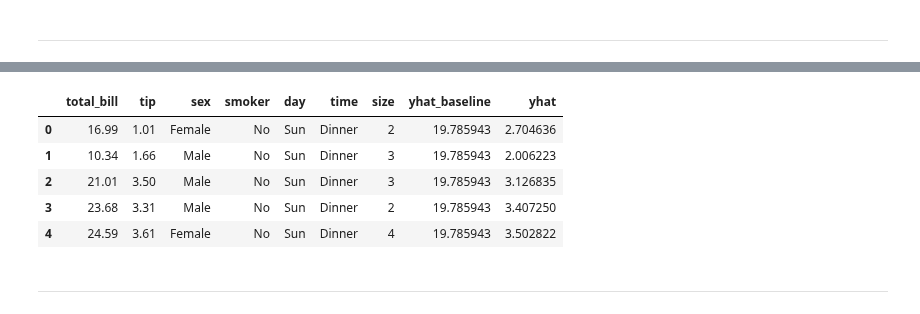
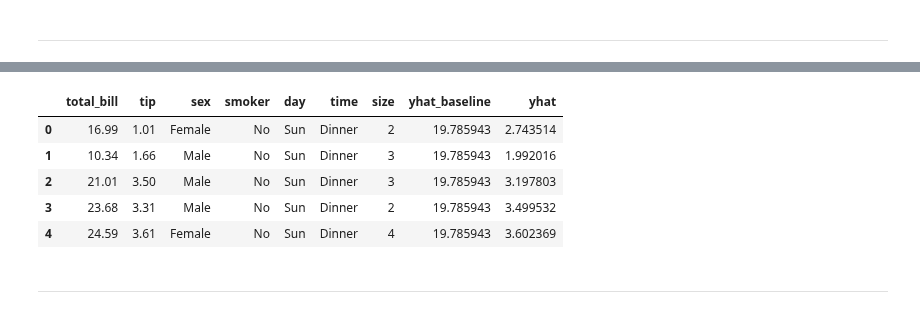
Before and after one commit to CSolitaire/regression-exercises, a Jupyter notebook: evaluate.ipynb, the cells around one changed output, grey strips where cells are left out. Saved outputs shown, nothing was run; the diff lists cells and outputs as text; code cells hidden in the pictures.

```diff
--- a/evaluate.ipynb
+++ b/evaluate.ipynb
@@ -42,0 +34,5 @@ df.head()
+# %%
+df = sns.load_dataset("tips")
+train_validate, test = train_test_split(df, test_size = .2, random_state = 123)
+train, validate = train_test_split(train_validate, test_size = .3, random_state = 123)
+train.shape, validate.shape, test.shape
@@ -80,18 +92,20 @@ df.describe()
 # %%
 # Build Model
-model = ols('tip ~ total_bill', data=df).fit()
-# Estabolish Baseline and add to df
+model = ols('tip ~ total_bill', data=train).fit()
+
+# Estabolish Baseline and add to df (Mean or Median, both pretty close so we will use Mean)
 df['yhat_baseline'] = df['total_bill'].mean()
+
 # Compute predictions and add to original dataframe
 df['yhat'] = model.predict(df.total_bill)
 df.head()
 # %% [output]
 |  | total_bill | tip | sex | smoker | day | time | size | yhat_baseline | yhat |
-| 0 | 16.99 | 1.01 | Female | No | Sun | Dinner | 2 | 19.785943 | 2.704636 |
-| 1 | 10.34 | 1.66 | Male | No | Sun | Dinner | 3 | 19.785943 | 2.006223 |
-| 2 | 21.01 | 3.50 | Male | No | Sun | Dinner | 3 | 19.785943 | 3.126835 |
-| 3 | 23.68 | 3.31 | Male | No | Sun | Dinner | 2 | 19.785943 | 3.407250 |
-| 4 | 24.59 | 3.61 | Female | No | Sun | Dinner | 4 | 19.785943 | 3.502822 |
+| 0 | 16.99 | 1.01 | Female | No | Sun | Dinner | 2 | 19.785943 | 2.743514 |
+| 1 | 10.34 | 1.66 | Male | No | Sun | Dinner | 3 | 19.785943 | 1.992016 |
+| 2 | 21.01 | 3.50 | Male | No | Sun | Dinner | 3 | 19.785943 | 3.197803 |
+| 3 | 23.68 | 3.31 | Male | No | Sun | Dinner | 2 | 19.785943 | 3.499532 |
+| 4 | 24.59 | 3.61 | Female | No | Sun | Dinner | 4 | 19.785943 | 3.602369 |
 # %% [markdown]
 *****
 # %% [markdown]
```
Also changed, not shown: parts of 18 cells of this notebook.
